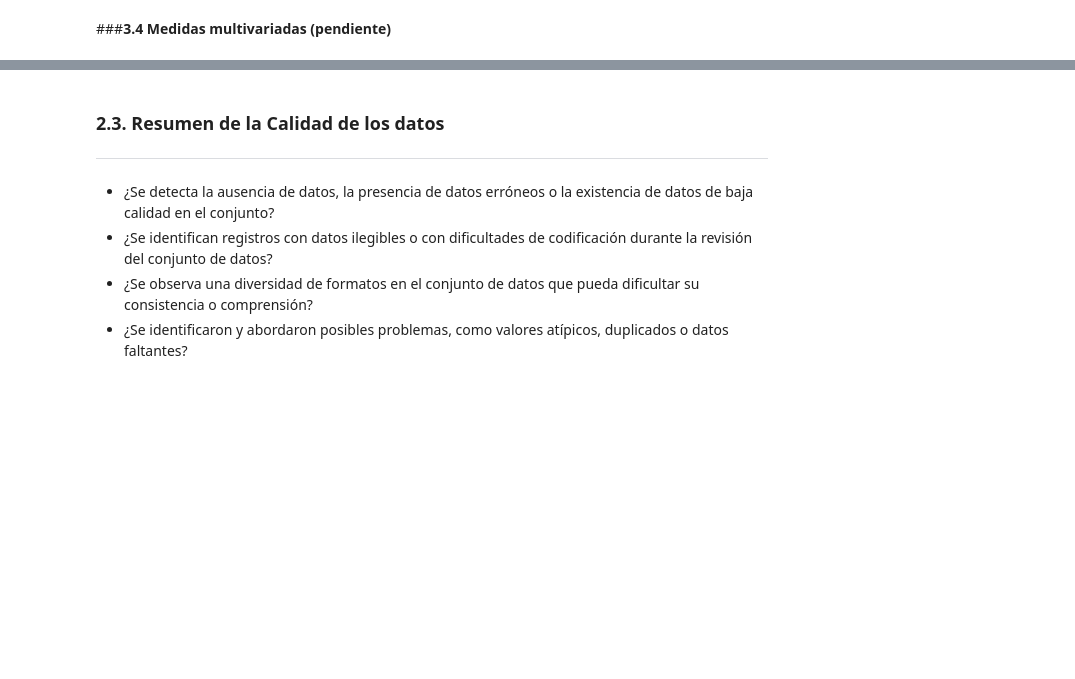
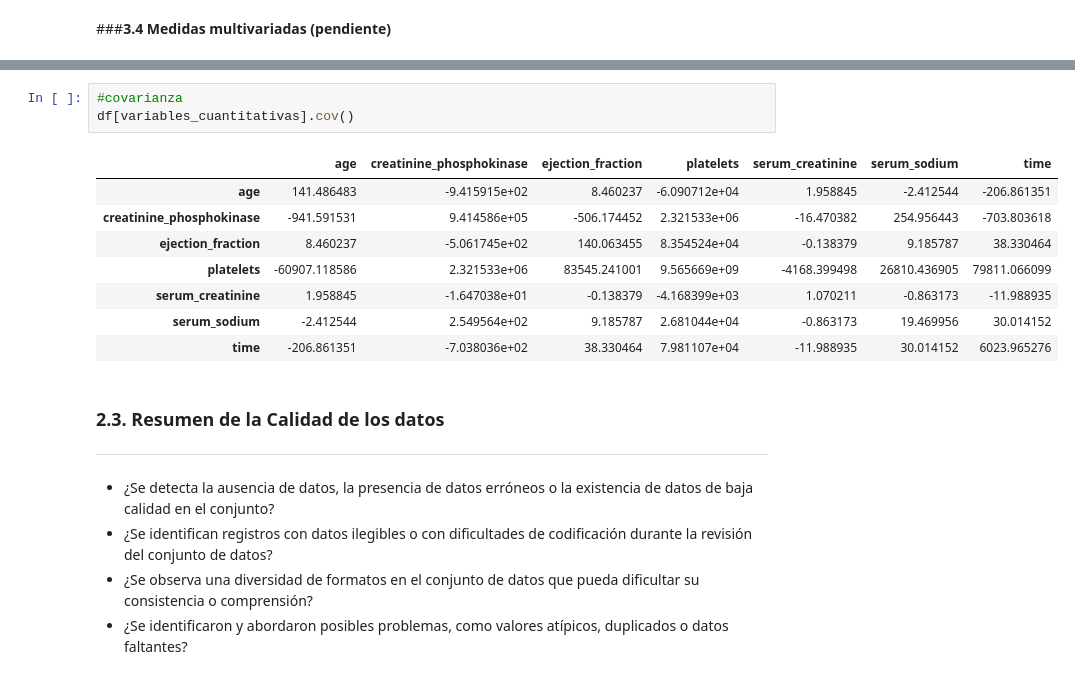
Before and after one commit to Robert-Gomez-AI/HeartFailure, a Jupyter notebook: Fase_2_Entendimiento_de_los_datos.ipynb, the cells around one changed output, grey strips where cells are left out. Drawn from its saved outputs; the diff is of its cells as text; blank space fills up the shorter version.

```diff
--- a/Fase_2_Entendimiento_de_los_datos.ipynb
+++ b/Fase_2_Entendimiento_de_los_datos.ipynb
@@ -245,3 +331,15 @@ for i, columna in enumerate(variables_cuantitativas):
+# %%
+#covarianza
+df[variables_cuantitativas].cov()
+# %% [output]
+|  | age | creatinine_phosphokinase | ejection_fraction | platelets | serum_creatinine | serum_sodium | time |
+| age | 141.486483 | -9.415915e+02 | 8.460237 | -6.090712e+04 | 1.958845 | -2.412544 | -206.861351 |
+| creatinine_phosphokinase | -941.591531 | 9.414586e+05 | -506.174452 | 2.321533e+06 | -16.470382 | 254.956443 | -703.803618 |
+| ejection_fraction | 8.460237 | -5.061745e+02 | 140.063455 | 8.354524e+04 | -0.138379 | 9.185787 | 38.330464 |
+| platelets | -60907.118586 | 2.321533e+06 | 83545.241001 | 9.565669e+09 | -4168.399498 | 26810.436905 | 79811.066099 |
+| serum_creatinine | 1.958845 | -1.647038e+01 | -0.138379 | -4.168399e+03 | 1.070211 | -0.863173 | -11.988935 |
+| serum_sodium | -2.412544 | 2.549564e+02 | 9.185787 | 2.681044e+04 | -0.863173 | 19.469956 | 30.014152 |
+| time | -206.861351 | -7.038036e+02 | 38.330464 | 7.981107e+04 | -11.988935 | 30.014152 | 6023.965276 |
 # %% [markdown]
 ### **2.3. Resumen de la Calidad de los datos**
 ---
```
Also changed, not shown: parts of 10 cells of this notebook.
